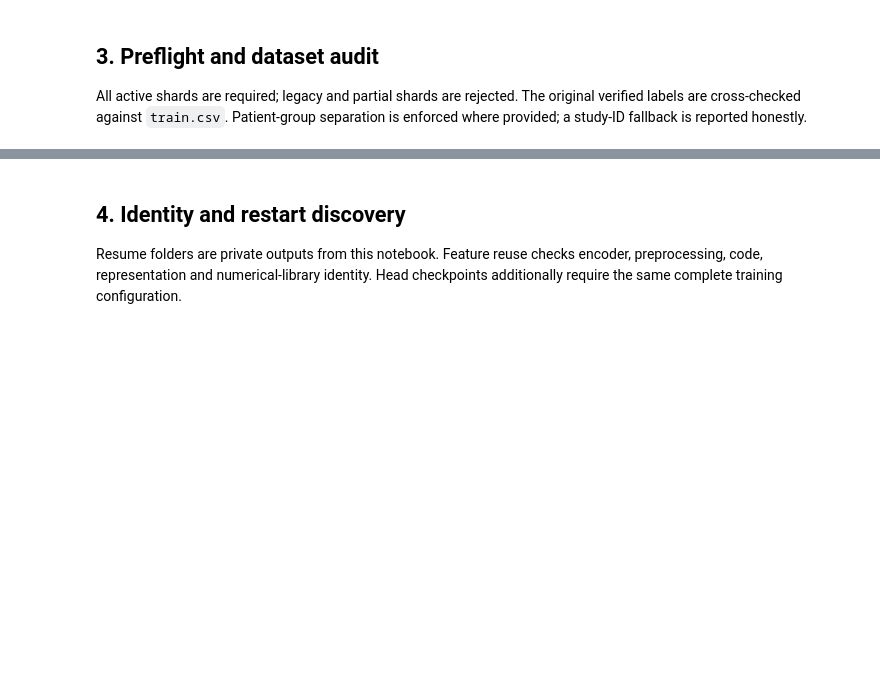
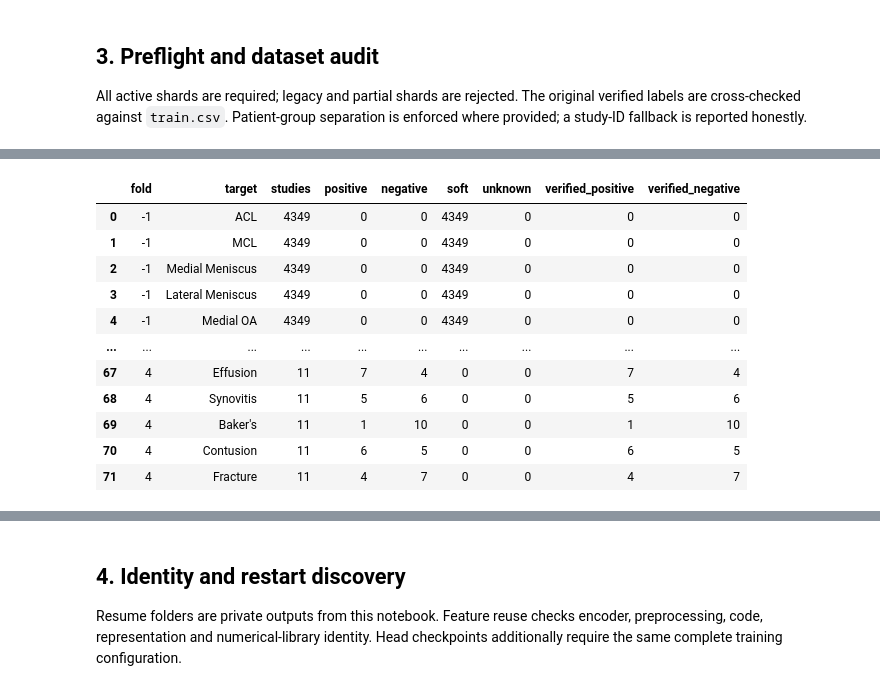
Before and after one commit to gany-c/rsna-knee-abnormality-detection, a Jupyter notebook: training/dinov2/train-knee-dinov2-attention.ipynb, the cells around one changed output, grey strips where cells are left out. Saved outputs shown, nothing was run; the diff lists cells and outputs as text; code cells hidden in the pictures; blank space fills up the shorter version.

Commit message:
trained with full dataset

```diff
--- a/training/dinov2/train-knee-dinov2-attention.ipynb
+++ b/training/dinov2/train-knee-dinov2-attention.ipynb
@@ -25,15 +25,14 @@ This is an implementable baseline, not a reproduced leaderboard score. The small
 The default runs feature extraction followed by all five folds. Use `features` or `train` to separate sessions. Hyperparameter changes create a separate training run; compatible frozen feature caches can still be reused.
 # %%
 from pathlib import Path
-DATASET_ROOT = None      # Example: Path('/kaggle/input/datasets/gany24558/rsna-knee-normalized-training-data')
+DATASET_HANDLE = 'gany24558/rsna-knee-normalized-all-training-data'
+DATASET_ROOT = None      # Example: Path('/kaggle/input/datasets/gany24558/rsna-knee-normalized-all-training-data')
 COMPETITION_ROOT = None  # Directory containing the original train.csv and train_series.csv
 ENCODER_PATH = None      # HF folder OR path to dinov2_vits14_pretrain.pth; auto-discovery fails on ambiguity
 ENCODER_BACKEND = 'auto' # 'auto', 'hf', or 'timm'
 RESUME_ROOTS = []        # Previous run folders containing run_identity.json; otherwise discovered in /kaggle/input
 OUTPUT_ROOT = Path('/kaggle/working/rsna-knee-training')
-COMMUNITY_LABELS_PATH = Path(
-    "/kaggle/input/datasets/nartaa/rsna-knee-hpo-assets/labels_v1_blend.parquet"
-)
+COMMUNITY_LABELS_PATH = None # Auto-discover labels_v1_blend.parquet; explicit Path also supported
 COMMUNITY_COLUMN_MAP = None # If names differ: {our_target: parquet_column} for all 12 targets
 COMMUNITY_EPSILON = 0.05 # Smooth community targets ONCE; official labels remain 0/1
 COMMUNITY_WEIGHT = 0.25 # Retain the existing weak-label reliability weight
@@ -126,7 +125,7 @@ def find_input_files(root, filename):
 # %% [markdown]
 ### Published-dataset loader and label audit
 # %%
-def discover_bundle(explicit=None, input_root='/kaggle/input'):
+def discover_bundle(explicit=None, input_root='/kaggle/input', dataset_handle='gany24558/rsna-knee-normalized-all-training-data'):
     if explicit:
         root = Path(explicit)
     else:
@@ -134,12 +133,15 @@ def discover_bundle(explicit=None, input_root='/kaggle/input'):
         for p in find_input_files(input_root,'dataset_index.json'):
             try:
                 index = json.loads(p.read_text())
-                if index.get('dataset_handle') == 'gany24558/rsna-knee-normalized-training-data':
+                if index.get('dataset_handle') == dataset_handle:
                     candidates.append(p.parent)
             except (ValueError, OSError): pass
         root = select_one(candidates, 'DATASET_ROOT')
     if not (root / 'dataset_index.json').is_file():
-        raise FileNotFoundError('Attach gany24558/rsna-knee-normalized-training-data, with dataset_index.json')
+        raise FileNotFoundError(f'Attach {dataset_handle}, with dataset_index.json')
+    index = json.loads((root / 'dataset_index.json').read_text())
+    if index.get('dataset_handle') != dataset_handle:
+        raise ValueError(f'Expected dataset {dataset_handle}; found {index.get("dataset_handle")}')
     return root
 
 
@@ -789,21 +771,56 @@ Device: cuda:0
 # %%
-# Validate execution mode and cross-validation settings
-if MODE not in {'all', 'features', 'train'}:
-    raise ValueError('Invalid MODE')
-
-if not FOLDS or len(set(FOLDS)) != len(FOLDS):
-    raise ValueError('Choose unique folds')
-
-# Validate dataset fraction and model hyperparameter dimensions
-if not (0 < CFG['verified_fraction'] < 1):
-    raise ValueError('verified_fraction must lie between 0 and 1')
-
+import inspect, importlib.metadata, platform
+if MODE not in {'all','features','train'}: raise ValueError('Invalid MODE')
+if not FOLDS or len(set(FOLDS)) != len(FOLDS): raise ValueError('Choose unique folds')
+if not (0 < CFG['verified_fraction'] < 1): raise ValueError('verified_fraction must lie between 0 and 1')
 if CFG['hidden'] % 4 or min(CFG['epochs'], CFG['batch_size'], CFG['centers'], CFG['image_batch']) < 1:
     raise ValueError('Invalid model/training dimensions')
-
-# Validate regularization parameters and runtime limits
-if not (0 <= CFG['series_dropout'] < 1) or CFG['refine_epochs'] < 0 or CFG['rank_lambda'] < 0:
+if not 0 <= CFG['series_dropout'] < 1 or CFG['refine_epochs'] < 0 or CFG['rank_lambda'] < 0:
     raise ValueError('Invalid regularization/refinement configuration')
-
-if not (0 < MAX_HOURS <= 8.5):
-    raise ValueError('Use a bounded session budget of at most 8.5 hours')
+if not 0 < MAX_HOURS <= 8.5: raise ValueError('Use a bounded session budget of at most 8.5 hours')
+if REQUIRE_GPU and not torch.cuda.is_available(): raise RuntimeError('Enable a Kaggle GPU accelerator')
+DEVICE = torch.device('cuda:0' if torch.cuda.is_available() else 'cpu')
+BUDGET = SessionBudget(MAX_HOURS)
+seed_all(CFG['seed'])
+ROOT = discover_bundle(DATASET_ROOT, dataset_handle=DATASET_HANDLE)
+print('Normalized image dataset:', ROOT)
+SERIES, LABELS, ALL_LABELS, INDEX = load_bundle(ROOT)
+EXPECTED_PREPROCESSING_IMPLEMENTATION = 'ef1a2effbba938df32d512f010e3786904efc0cda3d04c95b074e29265018b5d'
+if INDEX['preprocessing'].get('implementation') != EXPECTED_PREPROCESSING_IMPLEMENTATION:
+    raise ValueError('Preprocessing implementation changed; update the embedded inference transforms before training')
+if COMPETITION_ROOT is None:
+    candidates = [p.parent for p in find_input_files('/kaggle/input','train.csv')
+                  if (p.parent/'train_series.csv').is_file()]
+    COMPETITION_ROOT = select_one(candidates, 'COMPETITION_ROOT')
+OFFICIAL = pd.read_csv(Path(COMPETITION_ROOT)/'train.csv', dtype={ID:str})
+if not OFFICIAL[ID].is_unique or set(OFFICIAL[ID]) != set(ALL_LABELS[ID]):
+    raise ValueError('Official training IDs do not match the custom dataset')
+original = OFFICIAL.set_index(ID).loc[ALL_LABELS[ID]]
+for target in TARGETS:
+    gold = original[target].notna().to_numpy()
+    if not np.array_equal(gold, ALL_LABELS[target+'__gold'].to_numpy(bool)):
+        raise ValueError('Verified-label mask drift: '+target)
+    if not np.array_equal(original[target].to_numpy()[gold], ALL_LABELS[target].to_numpy()[gold]):
+        raise ValueError('Verified-label value drift: '+target)
+# Resolve the actual Kaggle mount path rather than assuming an owner-free path.
+if COMMUNITY_LABELS_PATH is None:
+    COMMUNITY_LABELS_PATH = select_one(list(find_input_files('/kaggle/input', 'labels_v1_blend.parquet')), 'COMMUNITY_LABELS_PATH')
+# Replace only generated supervision, after verifying official labels.
+ALL_LABELS, LABEL_PROVENANCE = apply_community_labels(
+    ALL_LABELS, COMMUNITY_LABELS_PATH, COMMUNITY_EPSILON, COMMUNITY_WEIGHT, COMMUNITY_COLUMN_MAP)
+LABELS = ALL_LABELS.loc[ALL_LABELS[ID].isin(SERIES[ID])].copy().sort_values(ID).reset_index(drop=True)
+print('Community label provenance:', LABEL_PROVENANCE)
+available_folds = sorted(LABELS.loc[LABELS.has_gold.eq(1),'fold'].unique().tolist())
+if not set(FOLDS).issubset(available_folds): raise ValueError(f'Eligible verified folds are {available_folds}')
+print('Dataset shards:', len(INDEX['shards']), '/', INDEX['identity']['num_shards'])
+print('Missing-image studies:', len(set(ALL_LABELS[ID]) - set(SERIES[ID])))
+print('Device:', DEVICE)
+print('Usable studies:', len(LABELS), '| series:', len(SERIES), '| excluded studies:', len(ALL_LABELS)-len(LABELS))
+print('Grouping:', 'STUDY ONLY — no patient-separation guarantee' if
+      ALL_LABELS.patient_group.eq(ALL_LABELS[ID]).all() else 'provided groups; verify patient provenance')
+display(audit_labels(LABELS))
+ENCODER_PATH, BACKEND = discover_encoder(ENCODER_PATH, ENCODER_BACKEND)
+ENCODER_HASH = encoder_source_hash(ENCODER_PATH)
+print('Offline encoder:', ENCODER_PATH, '| backend:', BACKEND)
+ENCODER = FrozenEncoder(ENCODER_PATH, BACKEND).to(DEVICE).eval()
+# %% [output]
@@ -809,0 +834,12 @@ if not (0 < MAX_HOURS <= 8.5):
+|  | fold | target | studies | positive | negative | soft | unknown | verified_positive | verified_negative |
+| 0 | -1 | ACL | 4349 | 0 | 0 | 4349 | 0 | 0 | 0 |
+| 1 | -1 | MCL | 4349 | 0 | 0 | 4349 | 0 | 0 | 0 |
+| 2 | -1 | Medial Meniscus | 4349 | 0 | 0 | 4349 | 0 | 0 | 0 |
+| 3 | -1 | Lateral Meniscus | 4349 | 0 | 0 | 4349 | 0 | 0 | 0 |
+| 4 | -1 | Medial OA | 4349 | 0 | 0 | 4349 | 0 | 0 | 0 |
+| ... | ... | ... | ... | ... | ... | ... | ... | ... | ... |
+| 67 | 4 | Effusion | 11 | 7 | 4 | 0 | 0 | 7 | 4 |
+| 68 | 4 | Synovitis | 11 | 5 | 6 | 0 | 0 | 5 | 6 |
+| 69 | 4 | Baker's | 11 | 1 | 10 | 0 | 0 | 1 | 10 |
+| 70 | 4 | Contusion | 11 | 6 | 5 | 0 | 0 | 6 | 5 |
+| 71 | 4 | Fracture | 11 | 4 | 7 | 0 | 0 | 4 | 7 |
```
Also changed, not shown: parts of 19 cells of this notebook, 2 other files.
